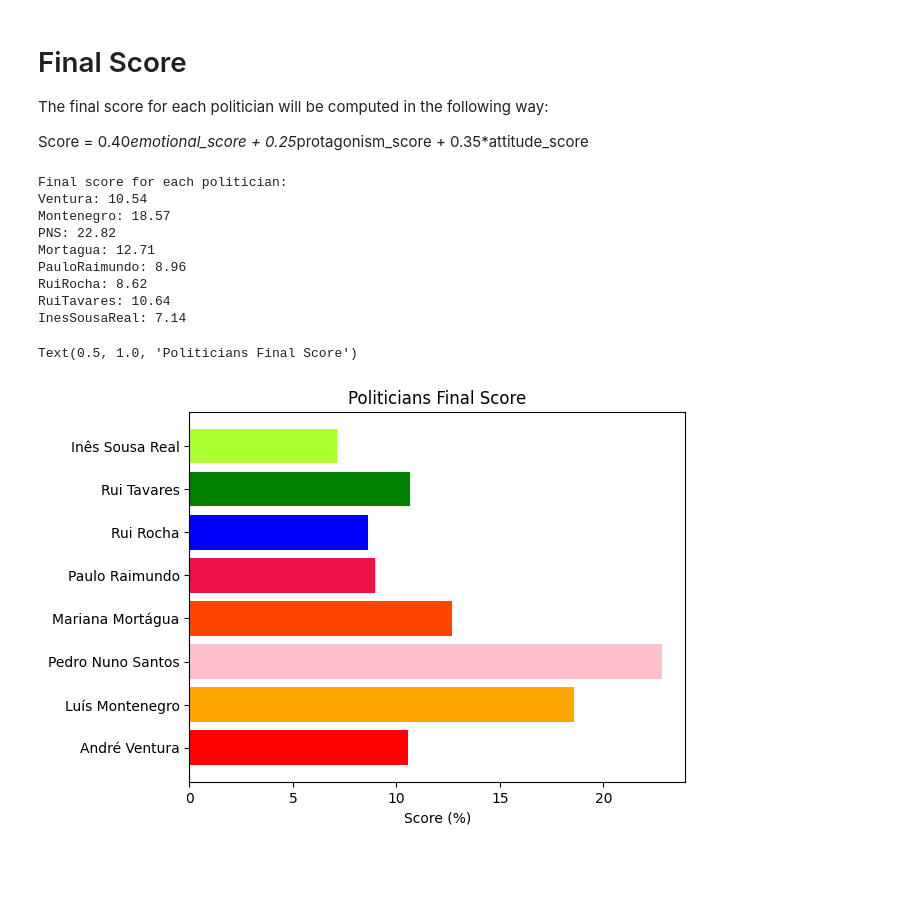
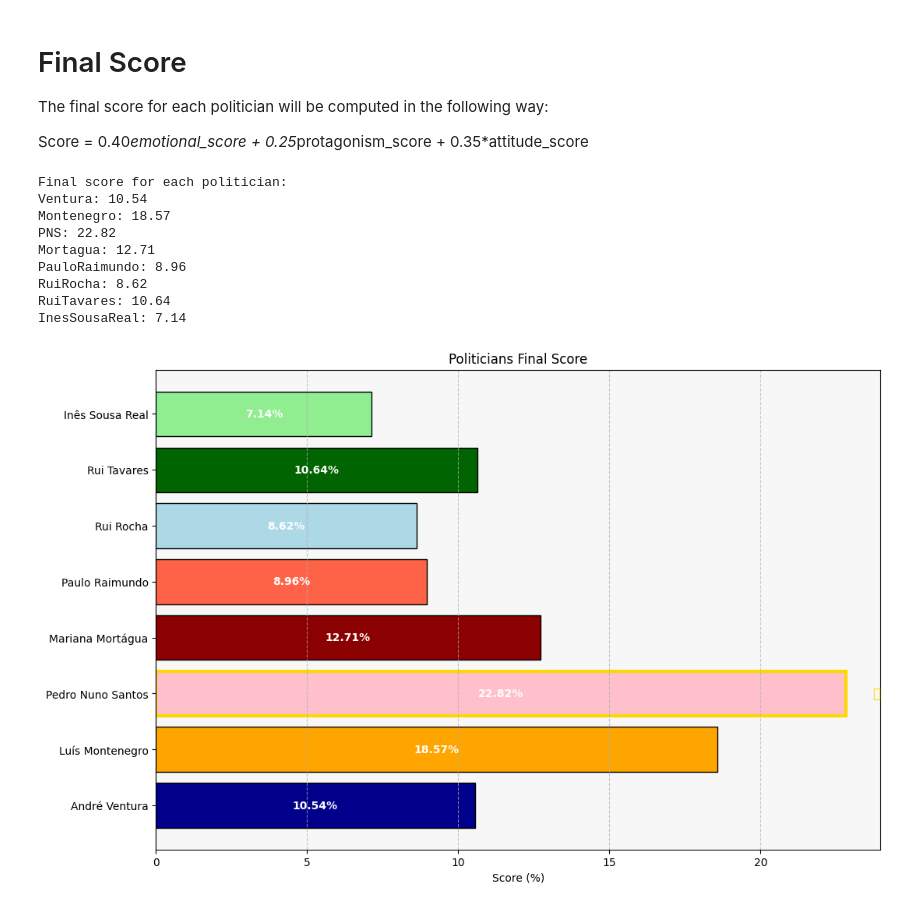
Before and after one commit to bernardoo-soares/BigData, a Jupyter notebook: Task3/Task3_FinalScore.ipynb, the cells around one changed output. Drawn from its saved outputs; the diff is of its cells as text; code cells hidden in the pictures; blank space fills up the shorter version.

Commit message:
Updated Final Score!

```diff
--- a/Task3/Task3_FinalScore.ipynb
+++ b/Task3/Task3_FinalScore.ipynb
@@ -341,10 +343,15 @@ The final score for each politician will be computed in the following way:
 
 Score = 0.40*emotional_score + 0.25*protagonism_score + 0.35*attitude_score
 # %%
+import matplotlib.pyplot as plt
+import numpy as np
+
 # Coefficients for each metric
 emotional_coefficient = 0.4
 time_coefficient = 0.25
 deviation_coefficient = 0.35
+
+
 
 # Compute the final score for each politician
 Ventura_score = emotional_coefficient * Ventura_emotion + time_coefficient * Ventura_time + deviation_coefficient * Ventura_deviation
@@ -353,39 +360,66 @@ PNS_score = emotional_coefficient * PNS_emotion + time_coefficient * PNS_time +
 Mortagua_score = emotional_coefficient * Mortagua_emotion + time_coefficient * Mortagua_time + deviation_coefficient * Mortagua_deviation
 PauloRaimundo_score = emotional_coefficient * PauloRaimundo_emotion + time_coefficient * PauloRaimundo_time + deviation_coefficient * PauloRaimundo_deviation
 RuiRocha_score = emotional_coefficient * RuiRocha_emotion + time_coefficient * RuiRocha_time + deviation_coefficient * RuiRocha_deviation
 RuiTavares_score = emotional_coefficient * RuiTavares_emotion + time_coefficient * RuiTavares_time + deviation_coefficient * RuiTavares_deviation
 InesSousaReal_score = emotional_coefficient * InesSousaReal_emotion + time_coefficient * InesSousaReal_time + deviation_coefficient * InesSousaReal_deviation
 
 # Print the final score for each politician
 print("\nFinal score for each politician:")
 print("Ventura:", "{:.2f}".format(Ventura_score))
 print("Montenegro:", "{:.2f}".format(Montenegro_score))
 print("PNS:", "{:.2f}".format(PNS_score))
 print("Mortagua:", "{:.2f}".format(Mortagua_score))
 print("PauloRaimundo:", "{:.2f}".format(PauloRaimundo_score))
 print("RuiRocha:", "{:.2f}".format(RuiRocha_score))
 print("RuiTavares:", "{:.2f}".format(RuiTavares_score))
 print("InesSousaReal:", "{:.2f}".format(InesSousaReal_score))
 
-# Order the politicians by final score and make an histogram
-import matplotlib.pyplot as plt
-
+# Order the politicians by final score and make a histogram
 politicians = ['André Ventura', 'Luís Montenegro', 'Pedro Nuno Santos', 'Mariana Mortágua', 'Paulo Raimundo', 'Rui Rocha', 'Rui Tavares', 'Inês Sousa Real']
 scores = [Ventura_score, Montenegro_score, PNS_score, Mortagua_score, PauloRaimundo_score, RuiRocha_score, RuiTavares_score, InesSousaReal_score]
 
-# Plot the histogram with different colors for each politician
-plt.barh(politicians, scores, color=['#FF0000', '#FFA500', '#FFC0CB', '#FF4500', '#EE1147', '#0000FF', '#008000', '#ADFF2F'])
-plt.xlabel('Score (%)')
-plt.title('Politicians Final Score')
+# Find the winner
+winner_index = np.argmax(scores)
+average_score = np.mean(scores)
+
+# Define colors for each politician
+colors = ['#00008B', '#FFA500', '#FFC0CB', '#8B0000', '#FF6347', '#ADD8E6', '#006400', '#90EE90']
+
+# Plot the histogram with specified colors for each politician
+fig, ax = plt.subplots(figsize=(12, 8))
+bars = ax.barh(politicians, scores, color=colors, edgecolor='black')
+
+# Highlight the winner
+bars[winner_index].set_edgecolor('gold')
+bars[winner_index].set_linewidth(3)
+ax.text(bars[winner_index].get_width() + 1, bars[winner_index].get_y() + bars[winner_index].get_height() / 2,
+        '🏆', ha='center', va='center', fontsize=12, fontweight='bold', color='gold')
+
+# Add scores on the bars
+for bar, score in zip(bars, scores):
+    ax.text(bar.get_width() / 2, bar.get_y() + bar.get_height() / 2, f'{score:.2f}%', ha='center', va='center', color='white', fontweight='bold')
+
+# Add a horizontal grid
+ax.grid(axis='x', linestyle='--', alpha=0.7)
+
+# Add a subtle background color
+ax.set_facecolor('#f7f7f7')
+
+# Add labels and title
+ax.set_xlabel('Score (%)')
+ax.set_title('Politicians Final Score')
+
+
+# Display the plot
+plt.show()
 # %% [output]
 Final score for each politician:
 Ventura: 10.54
 Montenegro: 18.57
 PNS: 22.82
 Mortagua: 12.71
 PauloRaimundo: 8.96
 RuiRocha: 8.62
 RuiTavares: 10.64
 InesSousaReal: 7.14
-Text(0.5, 1.0, 'Politicians Final Score')
-[figure, old version]
+[figure, new version]
```
Also changed, not shown: parts of 3 cells of this notebook.
